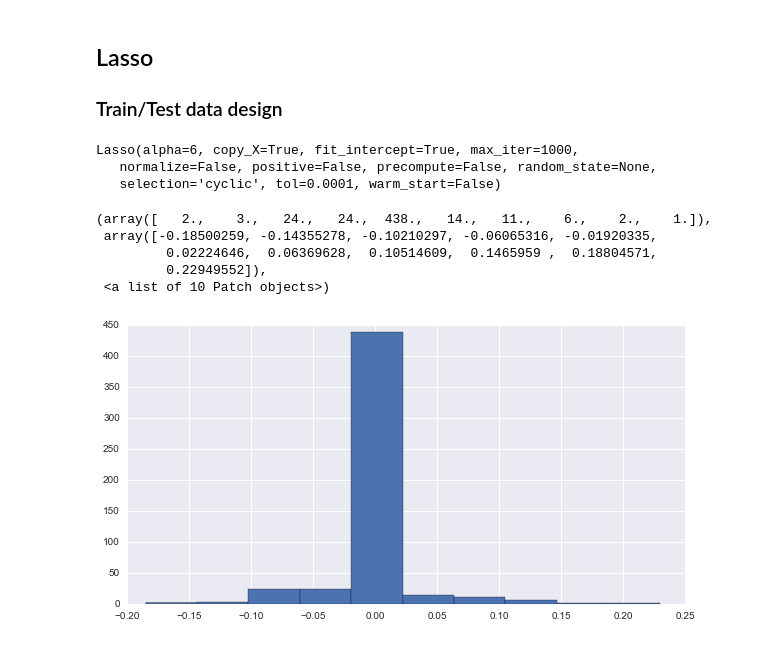
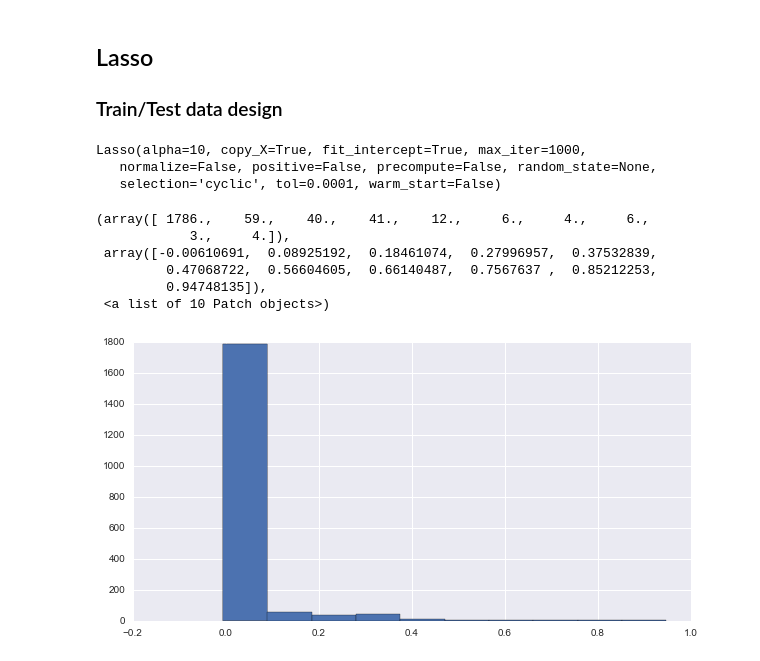
Before and after one commit to MGIMM/Predict-pollution-in-an-asian-megacity, a Jupyter notebook: Lasso for NO2.ipynb, the cells around one changed output. Cells and saved outputs as stored; diff of their text form; code cells hidden in the pictures.

```diff
--- a/Lasso for NO2.ipynb
+++ b/Lasso for NO2.ipynb
@@ -131,3 +95,8 @@ Y_train_test.to_csv('sample data/' + "Y_train_test.csv" ,sep = ',',header = True
+# %%
+X_train_train = pd.read_csv('sample data/X_train_train.csv')
+X_train_test = pd.read_csv('sample data/X_train_test.csv')
+Y_train_train = pd.read_csv('sample data/Y_train_train.csv')
+Y_train_test = pd.read_csv('sample data/X_train_test.csv')
 # %% [markdown]
 ## Lasso
 
@@ -147,19 +104,30 @@ Y_test = DataSample(Y_train_test,"NO2").values
+# %%
+var = 'NO2-is-day-month-windB-XPrecipIntensity_04143-XPrecipProbability_04143'
+objet_predict = "NO2"
+X_train = pd.get_dummies(DataSample(X_train_train,var))
+#X_train = X_train_train.iloc[:,1:]
+Y_train = DataSample(Y_train_train,objet_predict).values
+
+X_test = pd.get_dummies(DataSample(X_train_test,var))
+#X_test = X_train_test.iloc[:,1:]
+Y_test = DataSample(Y_train_test,objet_predict).values
 # %%
-clf = linear_model.Lasso(alpha=6)
+clf = linear_model.Lasso(alpha=10)
 clf.fit(Y_train, X_train)
 # %% [output]
-Lasso(alpha=6, copy_X=True, fit_intercept=True, max_iter=1000,
+Lasso(alpha=10, copy_X=True, fit_intercept=True, max_iter=1000,
    normalize=False, positive=False, precompute=False, random_state=None,
    selection='cyclic', tol=0.0001, warm_start=False)
 # %%
 plt.figure(figsize = [10,5])
-hour = 2
+hour = 1
 plt.hist([clf.coef_[i][hour-1] for i in range(np.shape(clf.coef_)[0])], bins = 10)
 # %% [output]
-(array([   2.,    3.,   24.,   24.,  438.,   14.,   11.,    6.,    2.,    1.]),
- array([-0.18500259, -0.14355278, -0.10210297, -0.06065316, -0.01920335,
-         0.02224646,  0.06369628,  0.10514609,  0.1465959 ,  0.18804571,
-         0.22949552]),
+(array([ 1786.,    59.,    40.,    41.,    12.,     6.,     4.,     6.,
+            3.,     4.]),
+ array([-0.00610691,  0.08925192,  0.18461074,  0.27996957,  0.37532839,
+         0.47068722,  0.56604605,  0.66140487,  0.7567637 ,  0.85212253,
+         0.94748135]),
  <a list of 10 Patch objects>)
-[figure, old version]
+[figure, new version]
 # %%
```
Also changed, not shown: parts of 21 cells of this notebook, 2 other files.
